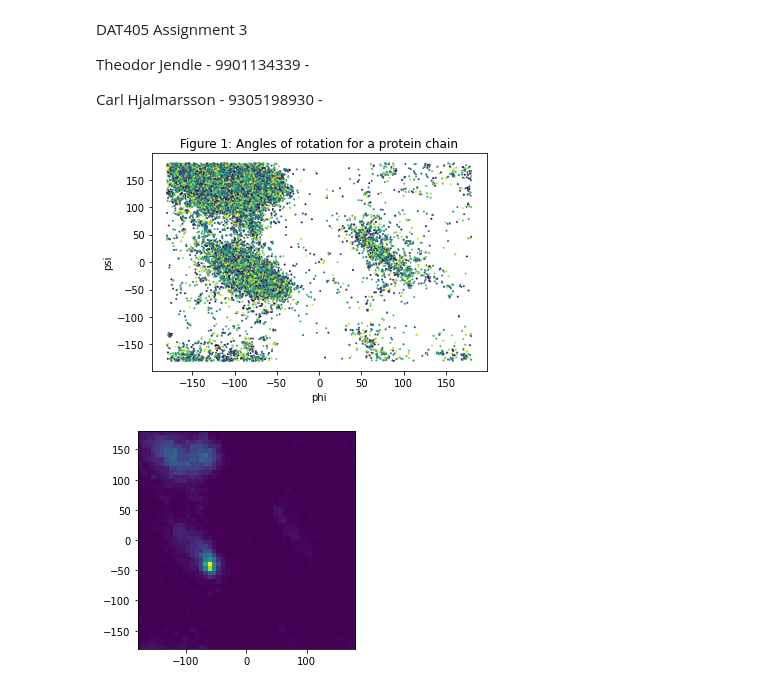
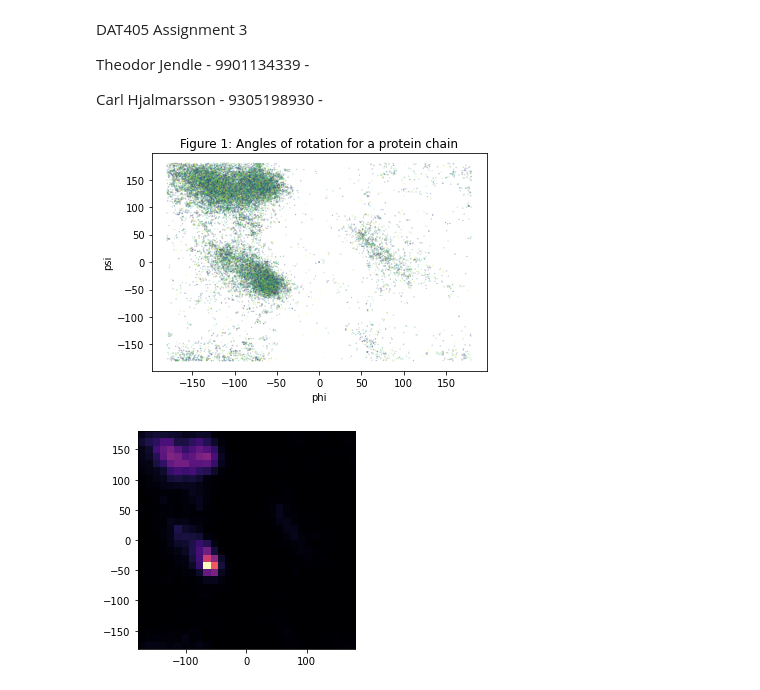
Before and after one commit to carljvh/intro-to-datascience-and-AI, a Jupyter notebook: assignment-3/problem3_1.ipynb, the cells around one changed output. Saved outputs shown, nothing was run; the diff lists cells and outputs as text; code cells hidden in the pictures.

```diff
--- a/assignment-3/problem3_1.ipynb
+++ b/assignment-3/problem3_1.ipynb
@@ -13,21 +13,21 @@ from sklearn.cluster import KMeans
 # %%
 protein_data = pd.read_csv("assignment3-data.csv", index_col = False)
 angle_data = protein_data[['phi', 'psi']]
 
-N = len(angle_data)
-colors = np.random.rand(N)
-plt.scatter(angle_data['phi'], angle_data['psi'], c = colors, s=1)
+number_of_colors = len(angle_data)
+colors = np.random.rand(number_of_colors)
+# plots very small points due to the large number of data points
+plt.scatter(angle_data['phi'], angle_data['psi'], c = colors, s=0.02)
 plt.xlabel("phi")
 plt.ylabel("psi")
 plt.title("Figure 1: Angles of rotation for a protein chain")
 plt.show()
 
-heatmap, xedges, yedges = np.histogram2d(angle_data["phi"], angle_data["psi"], bins=50)
-extent = [xedges[0], xedges[-1], yedges[0], yedges[-1]]
+heatmap_of_angles, phi_edge, psi_edge = np.histogram2d(angle_data["phi"], angle_data["psi"], bins=30)
+our_extent = [phi_edge[0], phi_edge[-1], psi_edge[0], psi_edge[-1]]
 
-plt.clf()
-plt.imshow(heatmap.T, extent=extent, origin='lower')
+plt.imshow(heatmap_of_angles.T, extent=our_extent, cmap='magma', origin='lower')
 plt.show()
 # %% [output]
-[figure, old version]
+[figure, new version]
-[figure, old version]
+[figure, new version]
```
